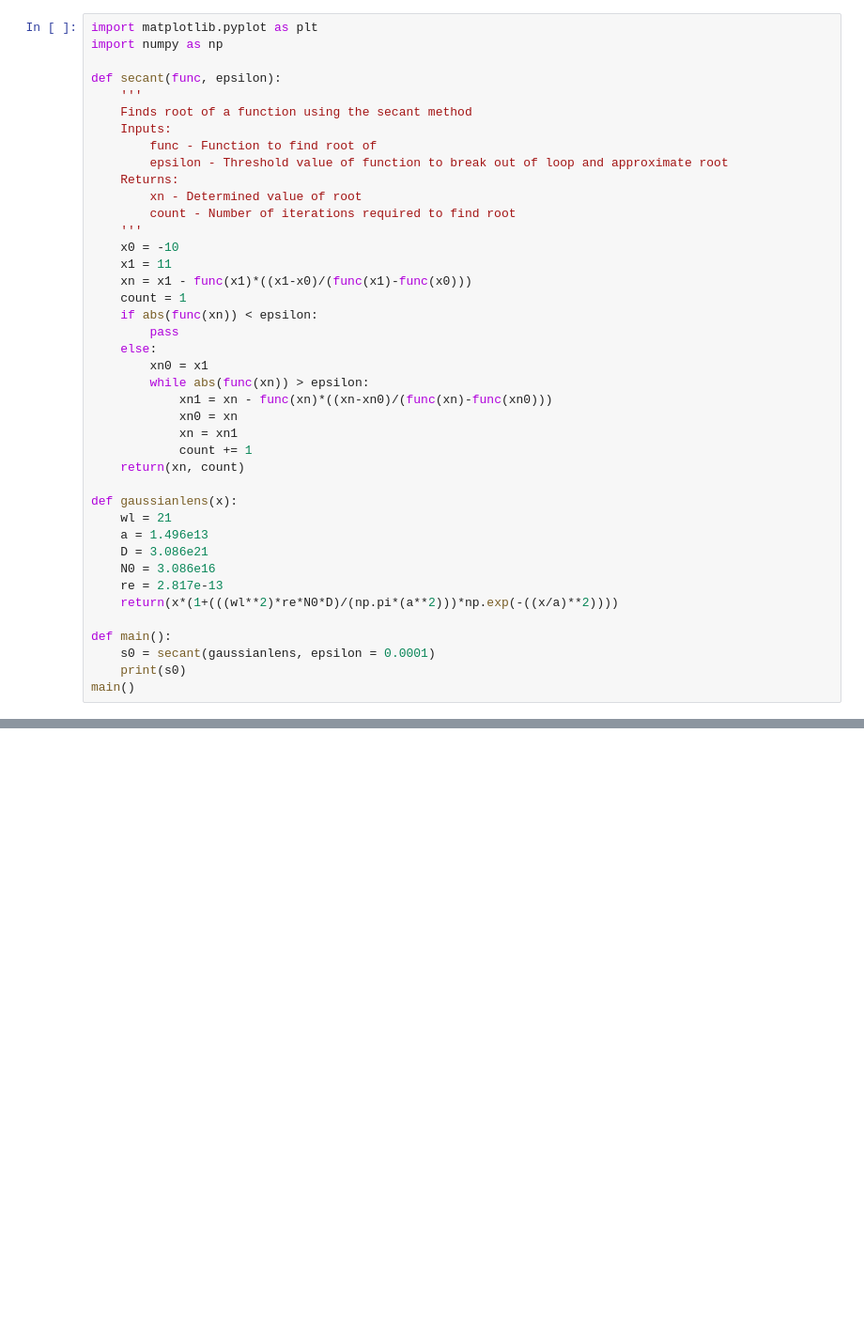
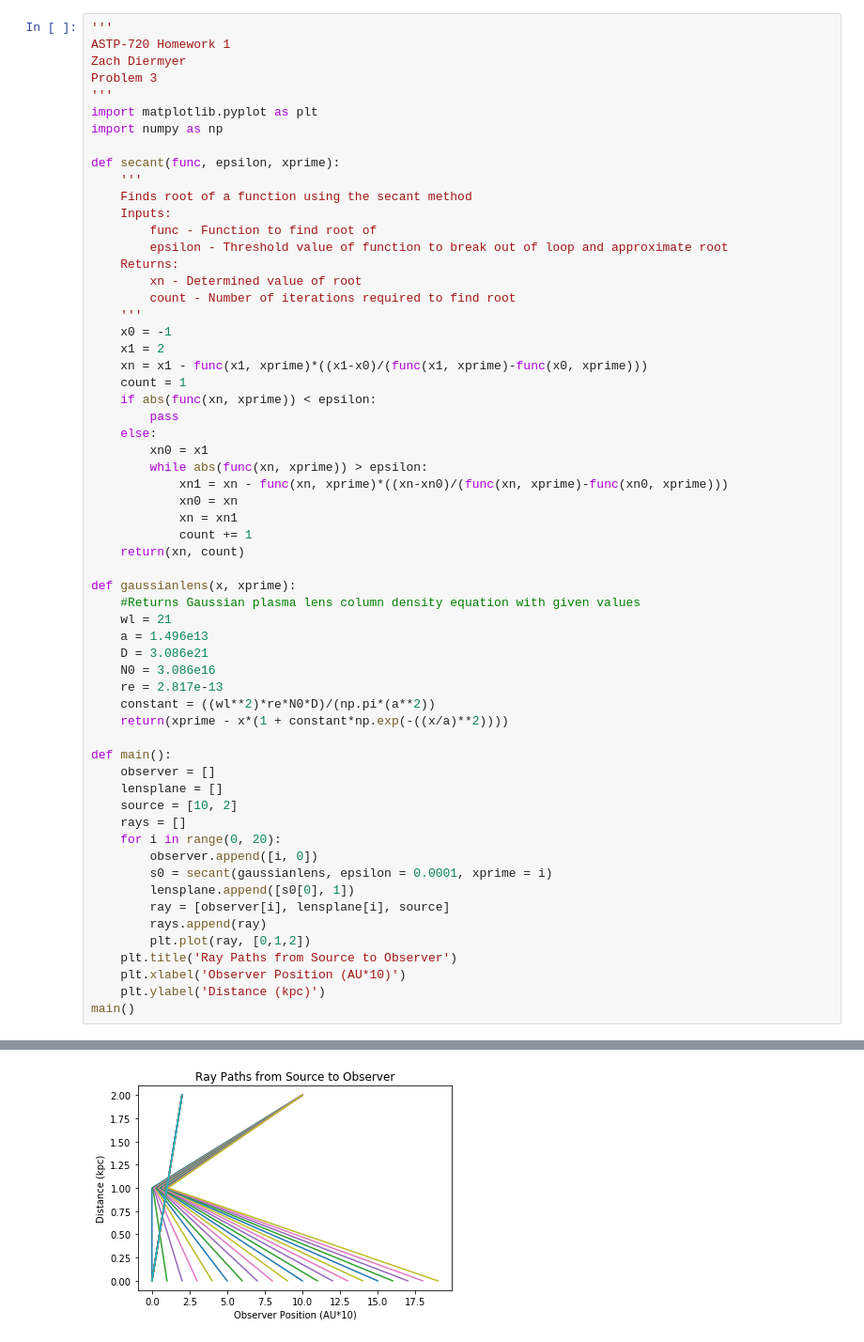
Before and after one commit to zrd7527/ASTP720, a Jupyter notebook: ASTP720_HW1-1.ipynb, the cells around one changed output, grey strips where cells are left out. Shown at 94% size. Drawn from its saved outputs; the diff is of its cells as text; blank space fills up the shorter version.

```diff
--- a/ASTP720_HW1-1.ipynb
+++ b/ASTP720_HW1-1.ipynb
@@ -257,8 +277,13 @@ main()
 # %%
+'''
+ASTP-720 Homework 1
+Zach Diermyer
+Problem 3
+'''
 import matplotlib.pyplot as plt
 import numpy as np
 
-def secant(func, epsilon):
+def secant(func, epsilon, xprime):
     '''
     Finds root of a function using the secant method
     Inputs:
@@ -268,31 +293,45 @@ def secant(func, epsilon):
         xn - Determined value of root
         count - Number of iterations required to find root
     '''
-    x0 = -10
-    x1 = 11
-    xn = x1 - func(x1)*((x1-x0)/(func(x1)-func(x0)))
+    x0 = -1
+    x1 = 2
+    xn = x1 - func(x1, xprime)*((x1-x0)/(func(x1, xprime)-func(x0, xprime)))
     count = 1
-    if abs(func(xn)) < epsilon:
+    if abs(func(xn, xprime)) < epsilon:
         pass
     else:
         xn0 = x1
-        while abs(func(xn)) > epsilon:
-            xn1 = xn - func(xn)*((xn-xn0)/(func(xn)-func(xn0)))
+        while abs(func(xn, xprime)) > epsilon:
+            xn1 = xn - func(xn, xprime)*((xn-xn0)/(func(xn, xprime)-func(xn0, xprime)))
             xn0 = xn
             xn = xn1
             count += 1
     return(xn, count)
 
-def gaussianlens(x):
+def gaussianlens(x, xprime):
+    #Returns Gaussian plasma lens column density equation with given values
     wl = 21
     a = 1.496e13
     D = 3.086e21
     N0 = 3.086e16
     re = 2.817e-13
-    return(x*(1+(((wl**2)*re*N0*D)/(np.pi*(a**2)))*np.exp(-((x/a)**2))))
+    constant = ((wl**2)*re*N0*D)/(np.pi*(a**2))
+    return(xprime - x*(1 + constant*np.exp(-((x/a)**2))))
 
 def main():
-    s0 = secant(gaussianlens, epsilon = 0.0001)
-    print(s0)
+    observer = []
+    lensplane = []
+    source = [10, 2]
+    rays = []
+    for i in range(0, 20):
+        observer.append([i, 0])
+        s0 = secant(gaussianlens, epsilon = 0.0001, xprime = i)
+        lensplane.append([s0[0], 1])
+        ray = [observer[i], lensplane[i], source]
+        rays.append(ray)
+        plt.plot(ray, [0,1,2])
+    plt.title('Ray Paths from Source to Observer')
+    plt.xlabel('Observer Position (AU*10)')
+    plt.ylabel('Distance (kpc)')
 main()
 # %% [output]
@@ -299,0 +338 @@ main()
+[figure, added]
```
Also changed, not shown: parts of 5 cells of this notebook.
